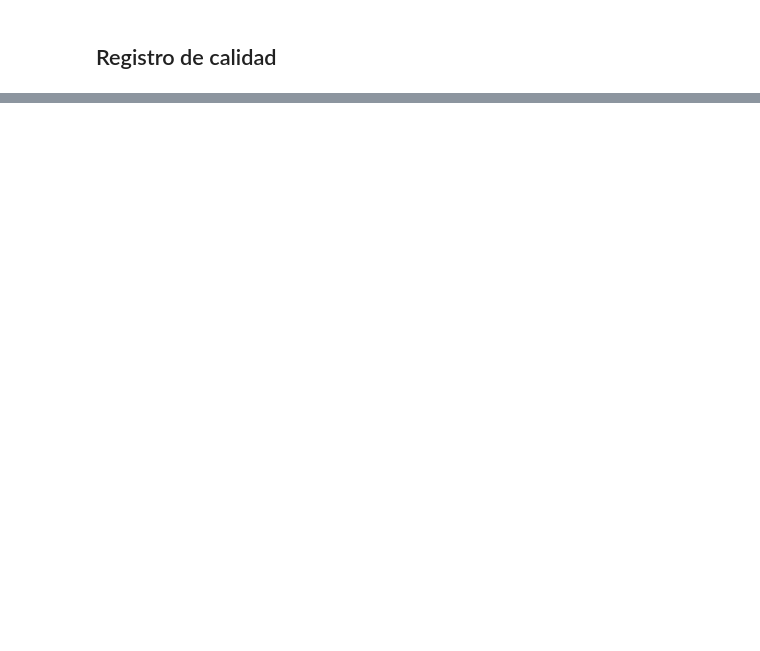
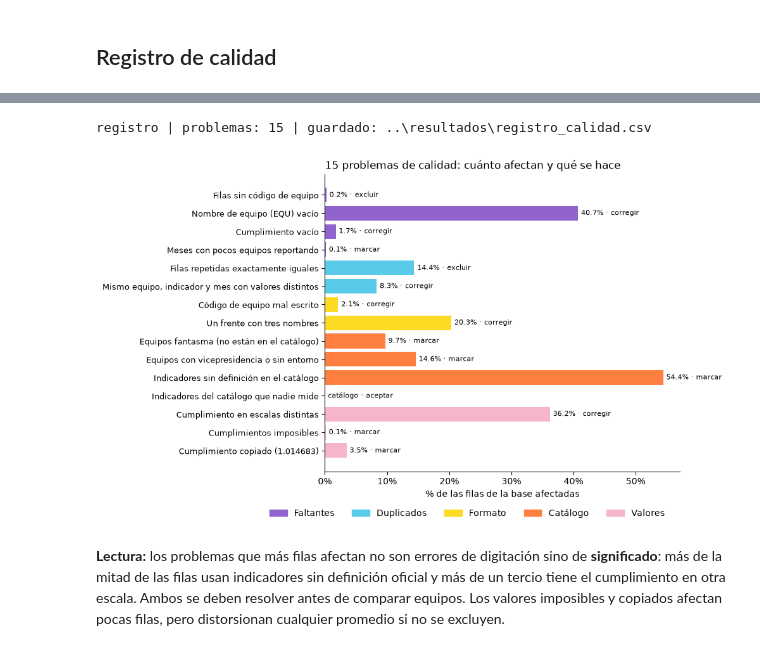
Before and after one commit to santiagoneusa/cib-de-technical-interview, a Jupyter notebook: 1_experimentacion/notebooks/2_calidad_datos.ipynb, the cells around one changed output, grey strips where cells are left out. Drawn from its saved outputs; the diff is of its cells as text; code cells hidden in the pictures; blank space fills up the shorter version.

```diff
--- a/1_experimentacion/notebooks/2_calidad_datos.ipynb
+++ b/1_experimentacion/notebooks/2_calidad_datos.ipynb
@@ -229,0 +192,24 @@ registro | problemas: 15 | guardado: ..\resultados\registro_calidad.csv
+# %%
+registro = pd.DataFrame(registro)
+registro.to_csv(SALIDA, index=False, encoding="utf-8-sig")
+print("registro | problemas:", len(registro), "| guardado:", SALIDA)
+
+orden = registro.iloc[::-1]
+fig, ax = plt.subplots(figsize=(10, 6))
+ax.barh(range(len(orden)), orden["filas_afectadas"] / TOTAL, color=orden["categoria"].map(CATEGORIAS))
+for i, fila in enumerate(orden.itertuples()):
+    texto = f"{fila.filas_afectadas / TOTAL:.1%}" if fila.filas_afectadas else "catálogo"
+    ax.text(fila.filas_afectadas / TOTAL + 0.005, i, f"{texto} · {fila.tratamiento.split(' ')[0]}", va="center", fontsize=8)
+ax.set_yticks(range(len(orden)), orden["problema"], fontsize=9)
+ax.xaxis.set_major_formatter(lambda x, _: f"{x:.0%}")
+ax.set_xlabel("% de las filas de la base afectadas")
+ax.legend(handles=[Patch(color=c, label=k) for k, c in CATEGORIAS.items()], frameon=False, ncol=5, loc="upper center", bbox_to_anchor=(0.4, -0.1))
+ax.set_title(f"{len(registro)} problemas de calidad: cuánto afectan y qué se hace", loc="left")
+ax.spines[["top", "right"]].set_visible(False)
+plt.tight_layout()
+plt.show()
+# %% [output]
+registro | problemas: 15 | guardado: ..\resultados\registro_calidad.csv
+[figure, added]
+# %% [markdown]
+**Lectura:** los problemas que más filas afectan no son errores de digitación sino de **significado**: más de la mitad de las filas usan indicadores sin definición oficial y más de un tercio tiene el cumplimiento en otra escala. Ambos se deben resolver antes de comparar equipos. Los valores imposibles y copiados afectan pocas filas, pero distorsionan cualquier promedio si no se excluyen.
```
Also changed, not shown: parts of 18 cells of this notebook, 5 other files.
